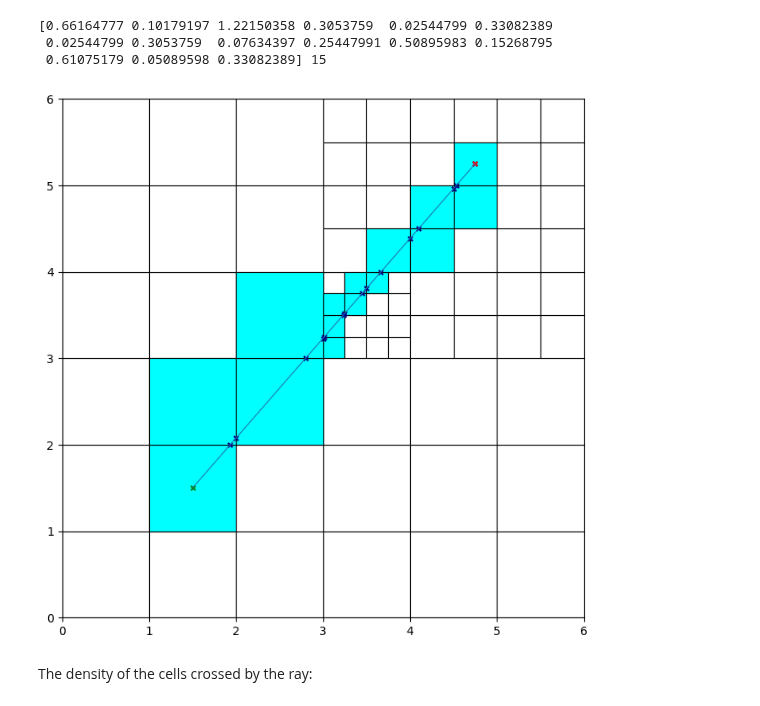
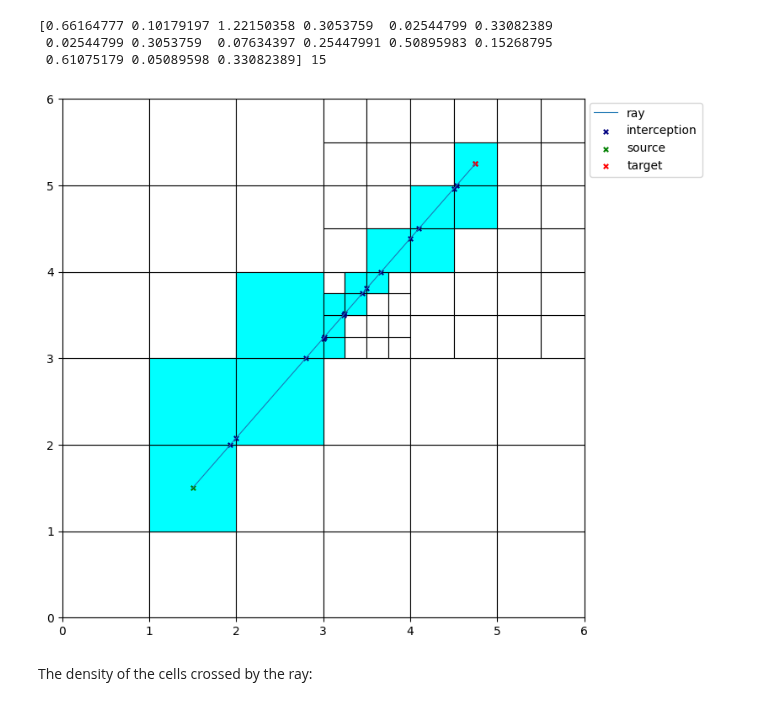
Before and after one commit to micbia/universe-in-a-box, a Jupyter notebook: rt/raytracing_intro_longchar.ipynb, the cells around one changed output. Saved outputs shown, nothing was run; the diff lists cells and outputs as text; code cells hidden in the pictures.

```diff
--- a/rt/raytracing_intro_longchar.ipynb
+++ b/rt/raytracing_intro_longchar.ipynb
@@ -266,26 +267,27 @@ print(dist, dist.size)
 # %%
 fig, ax = plt.subplots(figsize=(8, 8))
 
 # plot grid with cell boundaries and refinement
 plot_irregular_grid_cells(r_c=r_c, dr=dr, ax=ax)
 
 # plot cells that are touched by the ray
 plot_irregular_grid_cells(r_c=r_touch, dr=dr_touch, color='cyan', ax=ax)
 
 # plot ray
 x_plot, y_plot = plot_ray(r_s=r_source, r_t=r_target)
 ax.plot(x_plot, y_plot, lw=0.8, label='ray')
 
 # plot target and source
 ax.scatter(x=r_inter[:,0], y=r_inter[:,1], s=15, marker='x', color='navy', label='interception')
 ax.scatter(x=r_source[0], y=r_source[1], s=15, marker='x', color='green', label='source')
 ax.scatter(x=r_target[0], y=r_target[1], s=15, marker='x', color='red', label='target')
 
+plt.legend(loc=(1.01,0.85))
 ax.set_xlim(0, meshsize)
 ax.set_ylim(0, meshsize)
 plt.show()
 # %% [output]
-[figure, old version]
+[figure, new version]
 # %% [markdown]
 The density of the cells crossed by the ray:
 # %%
```
Also changed, not shown: parts of 8 cells of this notebook, 1 other file.
